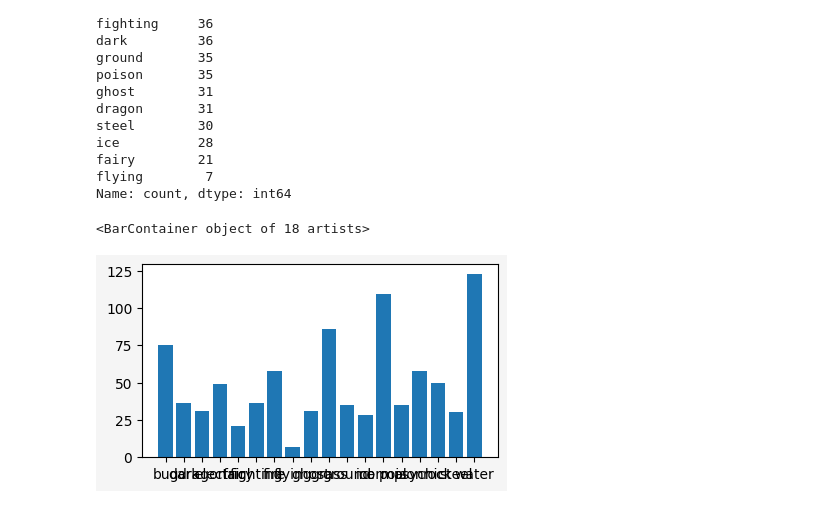
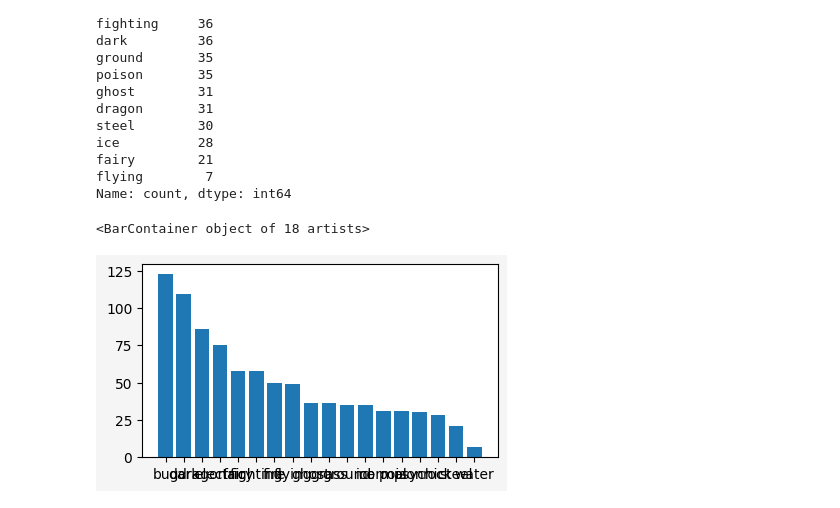
Before and after one commit to mathspp/20240510-webinar-pandas-matplotlib, a Jupyter notebook: webinar.ipynb, the cells around one changed output. Cells and saved outputs as stored; diff of their text form; code cells hidden in the pictures.

```diff
--- a/webinar.ipynb
+++ b/webinar.ipynb
@@ -814,16 +814,17 @@ flying        7
 Name: count, dtype: int64
 # %%
 fig, ax = plt.subplots(
-    figsize=(1, 2.25),
+    figsize=(4, 2.25),
     facecolor="whitesmoke",
     layout="constrained",
 )
 
+p_type = pokemon["primary_type"]
 ax.bar(
-    range(18),
-    pokemon["primary_type"].value_counts(sort=False),
-    tick_label=pokemon["primary_type"].cat.categories,
+    range(p_type.nunique()),
+    p_type.value_counts(),
+    tick_label=p_type.cat.categories,
 )
 # %% [output]
 <BarContainer object of 18 artists>
-[figure, old version]
+[figure, new version]
```
